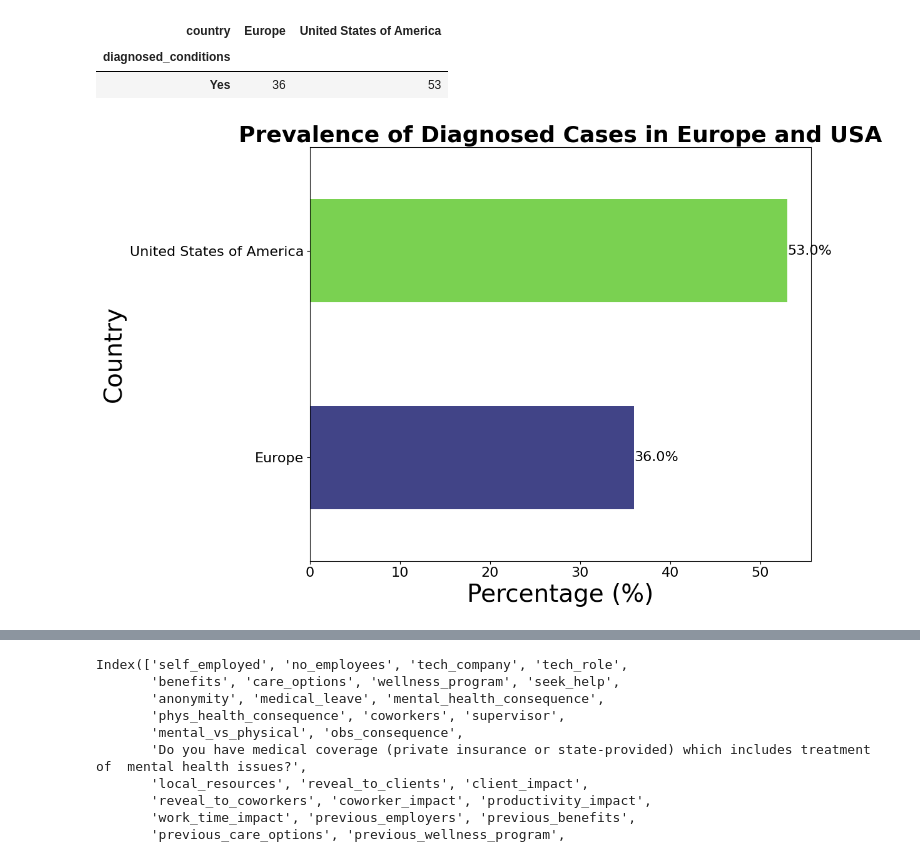
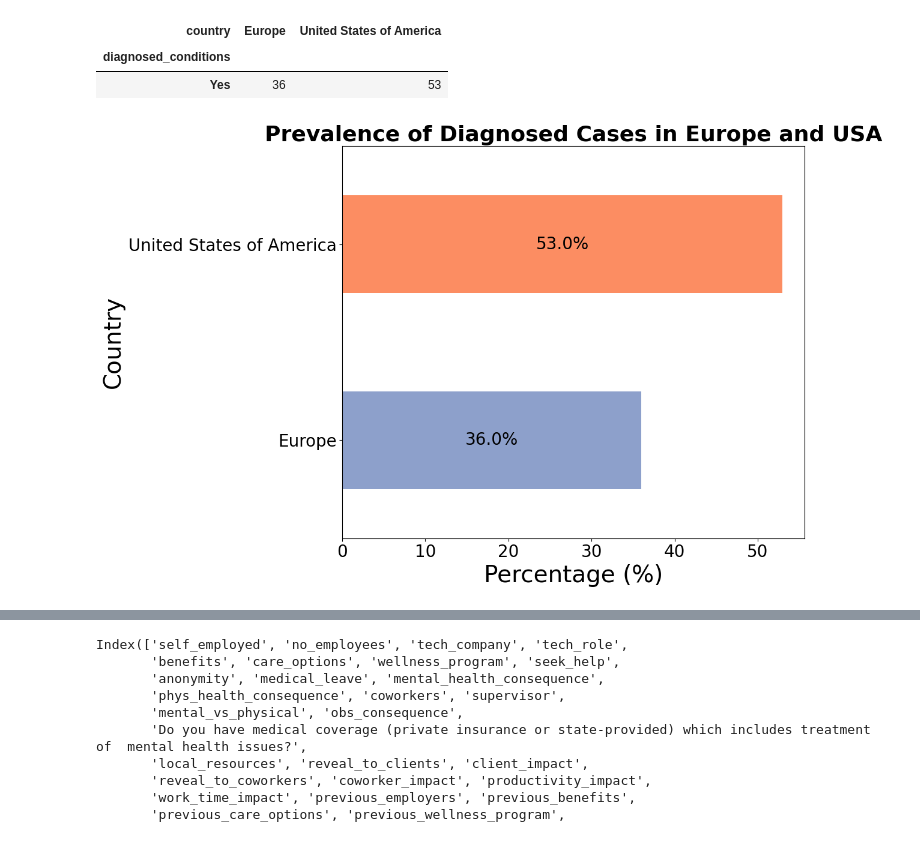
Before and after one commit to ShaQ90/week3_project, a Jupyter notebook: notebooks/Alessia.ipynb, the cells around one changed output, grey strips where cells are left out. Cells and saved outputs as stored; diff of their text form; code cells hidden in the pictures.

Commit message:
updated_figures_and_notebook

```diff
--- a/notebooks/Alessia.ipynb
+++ b/notebooks/Alessia.ipynb
@@ -515,8 +515,8 @@ colors = palette.as_hex()  # Convert to hex format
 # Reverse the color list
 colors = colors[::-1]
 
-# Create a horizontal bar chart
-ax = percentage_diagnosed.plot(kind='barh', figsize=(12, 8), color=colors)
+# Create a stacked horizontal bar chart
+ax = percentage_diagnosed.plot(kind='barh', stacked=True, figsize=(12, 8), color=colors)
 
 # Set the title and labels with larger font sizes
 ax.set_title('Relative Percentage of Diagnosed Conditions by Sex', fontsize=26, weight='bold')
@@ -537,7 +537,10 @@ ax.grid(False)
 
 # Add labels to the bars with a larger font size
 for container in ax.containers:
-    ax.bar_label(container, fmt='%.1f%%', fontsize=16, color='black')
+    for bar in container:
+        width = bar.get_width()
+        label = f'{width:.1f}%'
+        ax.text(width, bar.get_y() + bar.get_height() / 2, label, va='center', ha='left', fontsize=16, color='black')
 
 # Increase the size of the numbers on x and y axes
 ax.tick_params(axis='x', labelsize=16)
@@ -548,6 +551,7 @@ plt.subplots_adjust(left=0.2, right=0.8, top=0.9, bottom=0.1)  # Adjust these pa
 
 # Adjust layout for better display
 plt.tight_layout()
+plt.savefig('Prevalence of Diagnosed Conditions by Sex.jpeg', format='jpeg', dpi=300)
 
 # Show the plot
 plt.show()
@@ -663,7 +610,7 @@ import matplotlib.pyplot as plt
 import matplotlib.cm as cm
 import numpy as np
 
-colors = cm.viridis([0.2, 0.8])
+sns.set_palette("Set2")
 
 # Assuming pivot_table_percentage_age_sex is already created and contains the normalized data
 
@@ -726,6 +673,8 @@ plt.subplots_adjust(left=0.2, right=0.8, top=0.9, bottom=0.1)  # Adjust these pa
 # Adjust layout for better display
 plt.tight_layout()
 
+plt.savefig('Prevalence of Diagnosed Conditions by Age and Sex.jpeg', format='jpeg', dpi=300)
+
 # Show the plot
 plt.show()
 # %% [output]
@@ -799,44 +748,48 @@ pivot_table_country
 | diagnosed_conditions |  |  |
 | Yes | 36 | 53 |
 # %%
-colors = cm.viridis([0.2, 0.8])  # Choose two distinct colors from the 'viridis' colormap
+sns.set_palette("Set2")  # Choose two distinct colors from the 'viridis' colormap
 
 # Create the horizontal bar chart
 ax = pivot_table_country.loc['Yes'].plot(kind='barh', figsize=(12, 8), color=colors)
 
 # Set the title and labels with larger font sizes
 ax.set_title('Prevalence of Diagnosed Cases in Europe and USA', fontsize=26, weight='bold')
 ax.set_xlabel('Percentage (%)', fontsize=28)
 ax.set_ylabel('Country', fontsize=28)
 
 # Remove grid lines
 ax.grid(False)
 
 # Add labels to the bars with a larger font size
 for container in ax.containers:
-    ax.bar_label(container, fmt='%.1f%%', fontsize=16, color='black')
+    ax.bar_label(container, fmt='%.1f%%', fontsize=20, label_type='center')
 
 # Increase the size of the numbers on x and y axes
-ax.tick_params(axis='x', labelsize=16)
-ax.tick_params(axis='y', labelsize=16)
+ax.tick_params(axis='x', labelsize=20)
+ax.tick_params(axis='y', labelsize=20)
 
 # Remove the legend
 if ax.get_legend() is not None:
     ax.get_legend().remove()
 
 # Set y-axis labels manually
 ax.set_yticklabels(['Europe', 'United States of America'])
 
 # Adjust the spacing between bars (age groups) by reducing the layout padding
 plt.subplots_adjust(left=0.2, right=0.8, top=0.9, bottom=0.1)  # Adjust these parameters to control spacing
 
 # Adjust layout for better display
 plt.tight_layout()
 
+# Save the plot as a JPEG file
+plt.savefig('Prevalence of Diagnosed Cases in Europe and USA.jpeg', format='jpeg', dpi=300)
+
+
 # Show the plot
 plt.show()
 # %% [output]
-[figure, old version]
+[figure, new version]
 # %%
 df_2016.groupby(["no_employees",'diagnosed_conditions'])['diagnosed_conditions'].count()
 # %% [output]
```
Also changed, not shown: parts of 11 cells of this notebook, 6 other files.
